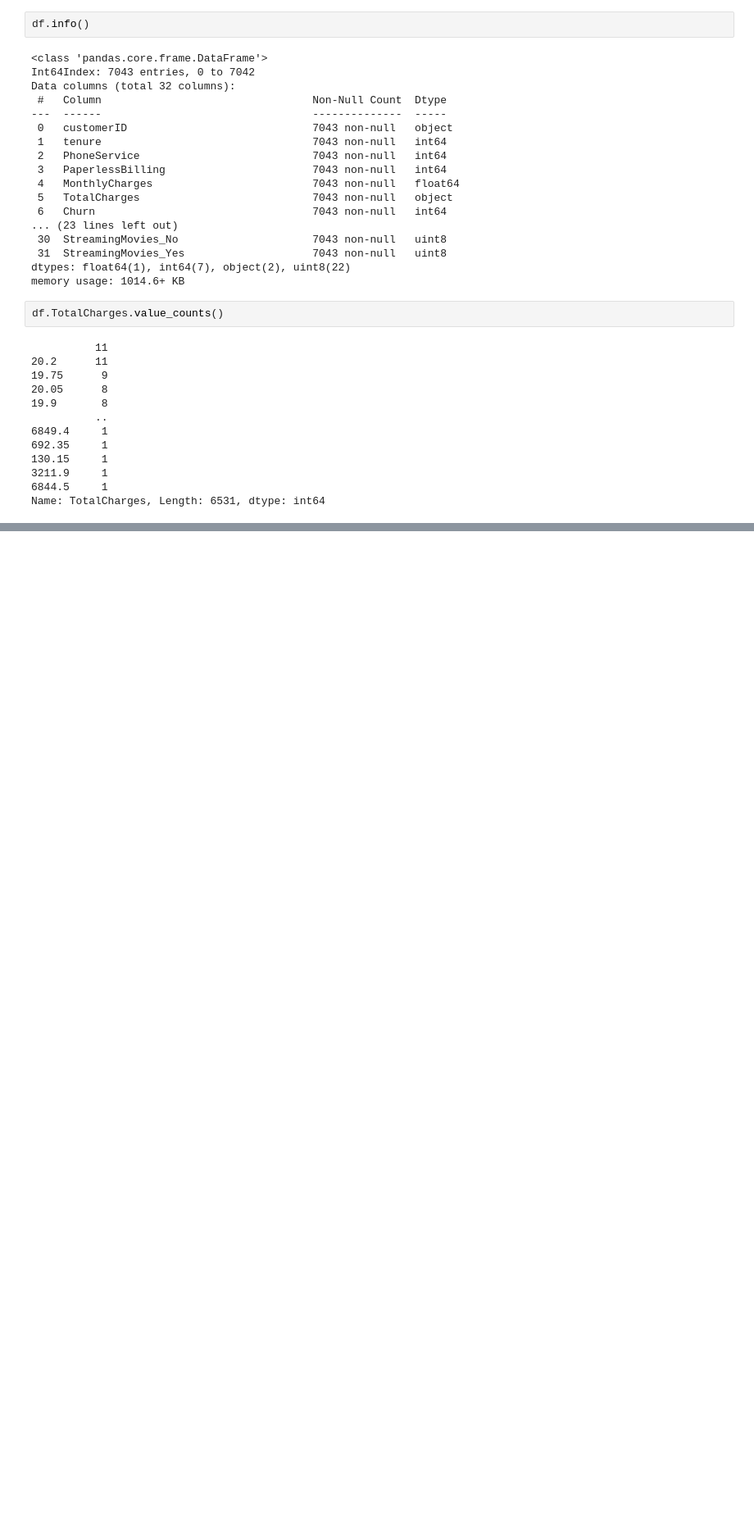
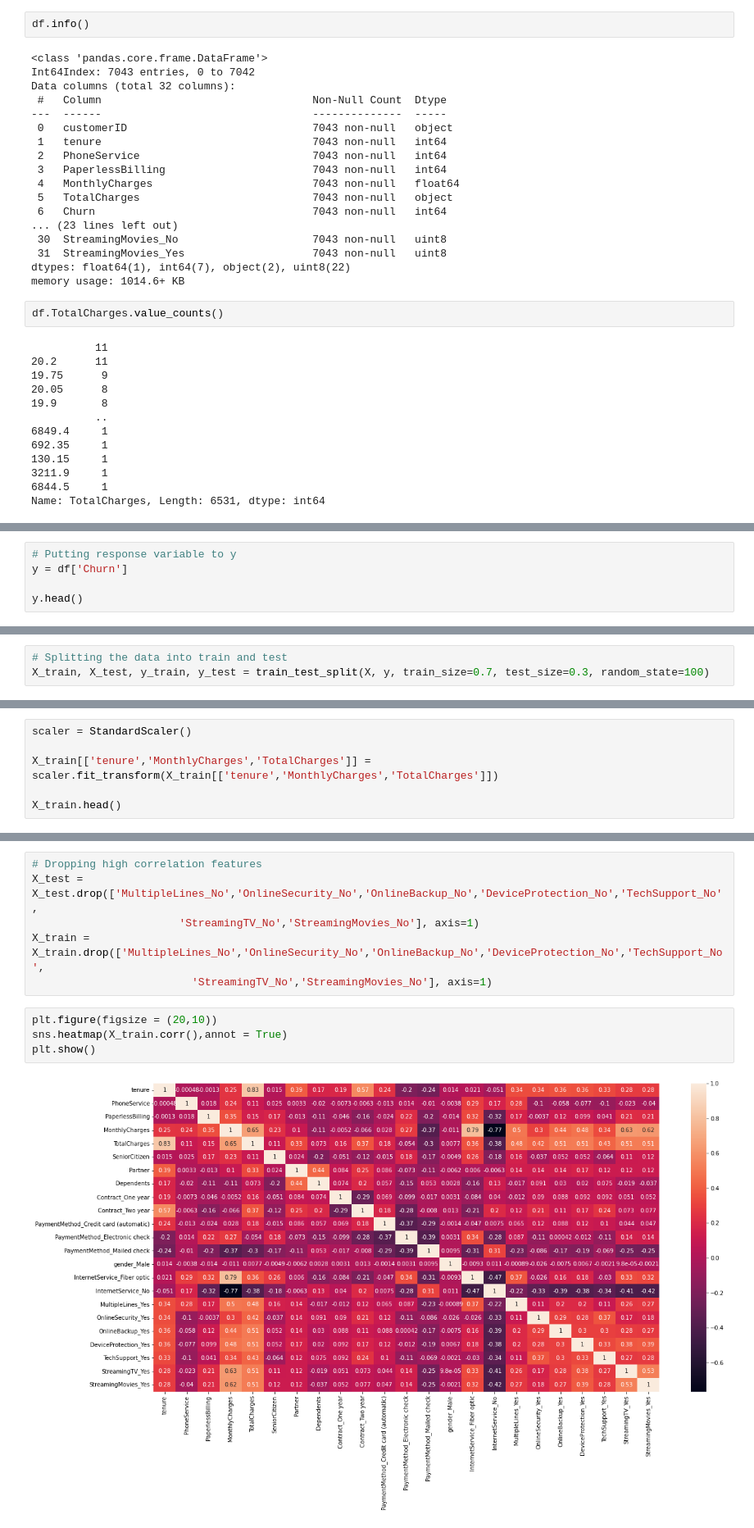
Before and after one commit to jagdishlamba/telecom-churn-analysis, a Jupyter notebook: telecom-churn-analysis.ipynb, the cells around one changed output, grey strips where cells are left out. Shown at 82% size. Saved outputs shown, nothing was run; the diff lists cells and outputs as text; blank space fills up the shorter version.

```diff
--- a/telecom-churn-analysis.ipynb
+++ b/telecom-churn-analysis.ipynb
@@ -271,0 +370,5 @@ df.shape
+# %%
+# Putting response variable to y
+y = df['Churn']
+
+y.head()
@@ -271,0 +382,3 @@ df.shape
+# %%
+# Splitting the data into train and test
+X_train, X_test, y_train, y_test = train_test_split(X, y, train_size=0.7, test_size=0.3, random_state=100)
@@ -271,0 +389,6 @@ df.shape
+# %%
+scaler = StandardScaler()
+
+X_train[['tenure','MonthlyCharges','TotalCharges']] = scaler.fit_transform(X_train[['tenure','MonthlyCharges','TotalCharges']])
+
+X_train.head()
@@ -271,0 +416,12 @@ df.shape
+# %%
+# Dropping high correlation features
+X_test = X_test.drop(['MultipleLines_No','OnlineSecurity_No','OnlineBackup_No','DeviceProtection_No','TechSupport_No',
+                       'StreamingTV_No','StreamingMovies_No'], axis=1)
+X_train = X_train.drop(['MultipleLines_No','OnlineSecurity_No','OnlineBackup_No','DeviceProtection_No','TechSupport_No',
+                         'StreamingTV_No','StreamingMovies_No'], axis=1)
+# %%
+plt.figure(figsize = (20,10))
+sns.heatmap(X_train.corr(),annot = True)
+plt.show()
+# %% [output]
+[figure, added]
```
Also changed, not shown: parts of 72 cells of this notebook.
